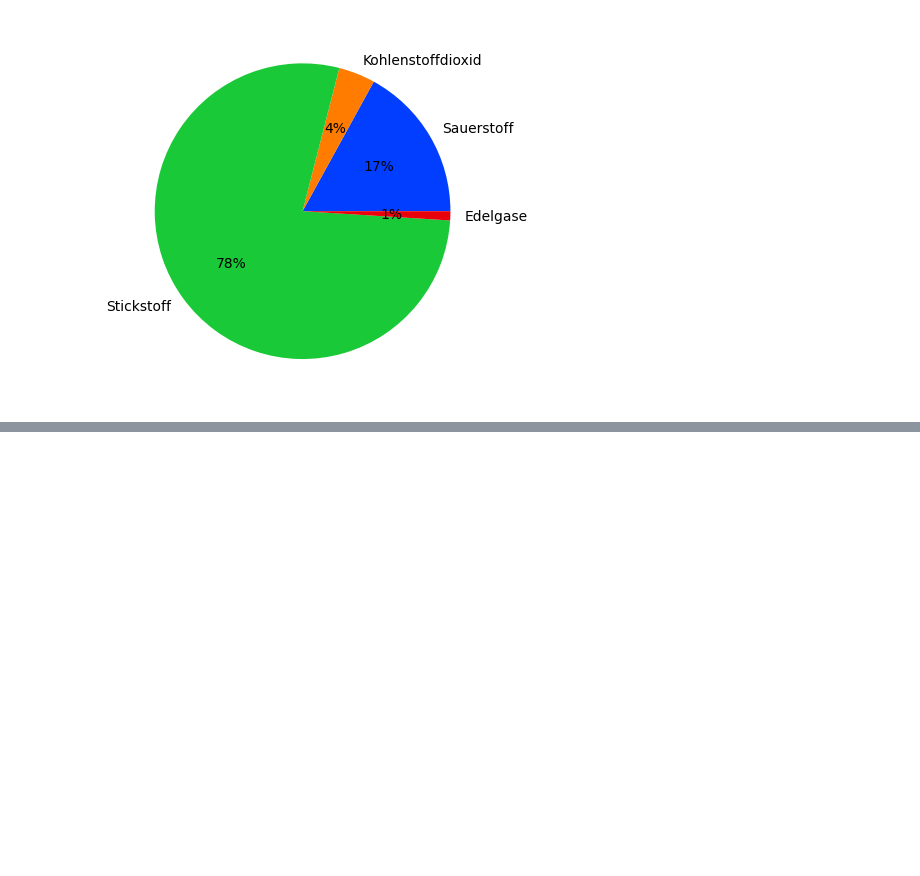
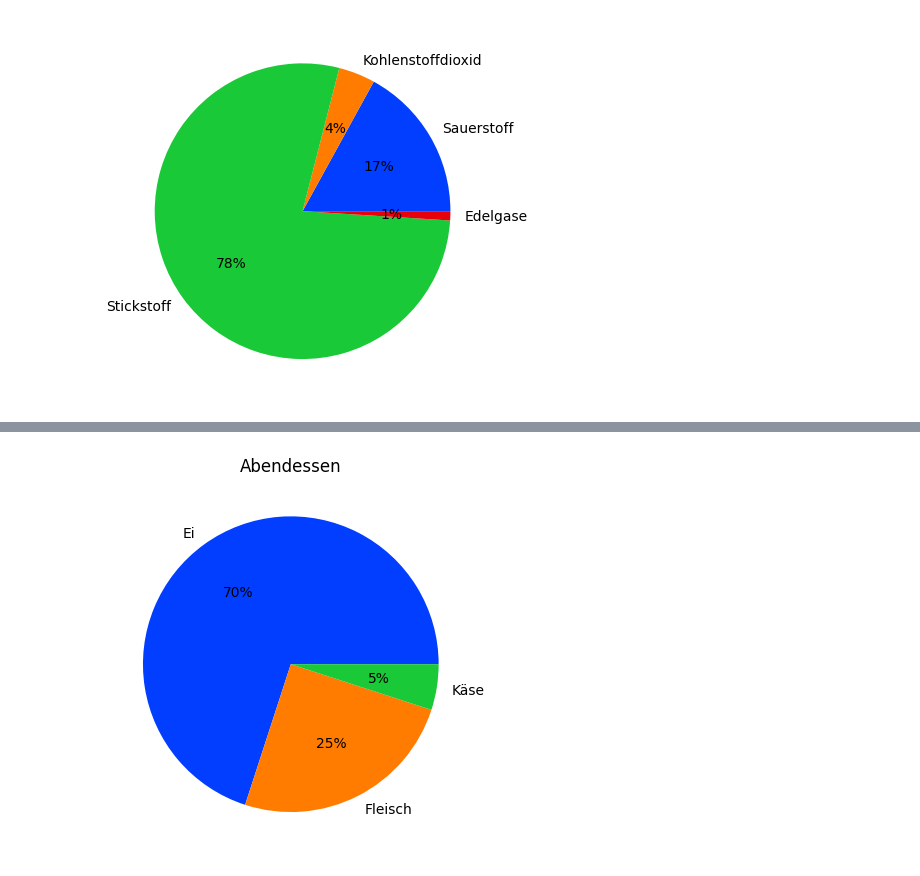
Before and after one commit to DonPedroDado/VSCode, a Jupyter notebook: biologie.ipynb, the cells around one changed output, grey strips where cells are left out. Cells and saved outputs as stored; diff of their text form; code cells hidden in the pictures; blank space fills up the shorter version.

```diff
--- a/biologie.ipynb
+++ b/biologie.ipynb
@@ -25,0 +47,9 @@ plt.show()
+# %%
+data4=[70, 25, 5]
+keys5=['Ei', 'Fleisch', 'Käse']
+
+plt.pie(data4, labels=keys5, colors=palette_color, autopct='%.0f%%')
+plt.title("Abendessen")
+plt.show()
+# %% [output]
+[figure, added]
```
Also changed, not shown: parts of 3 cells of this notebook.
